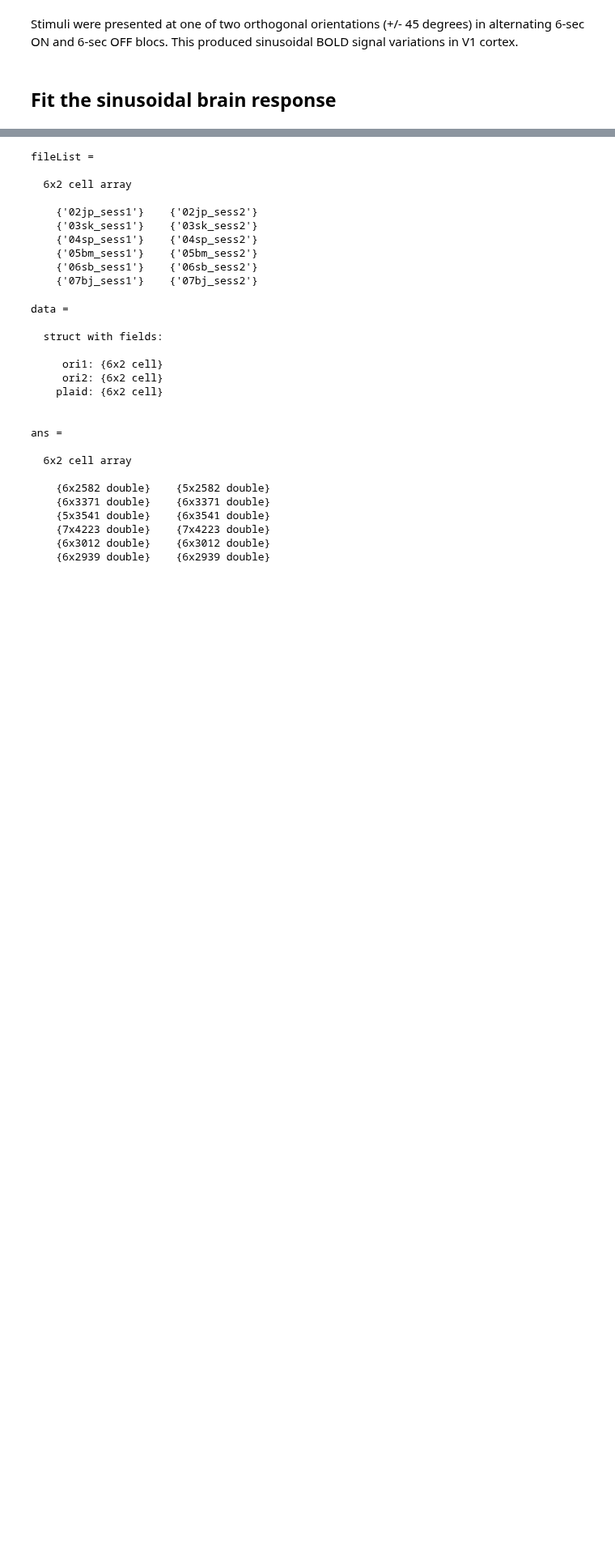
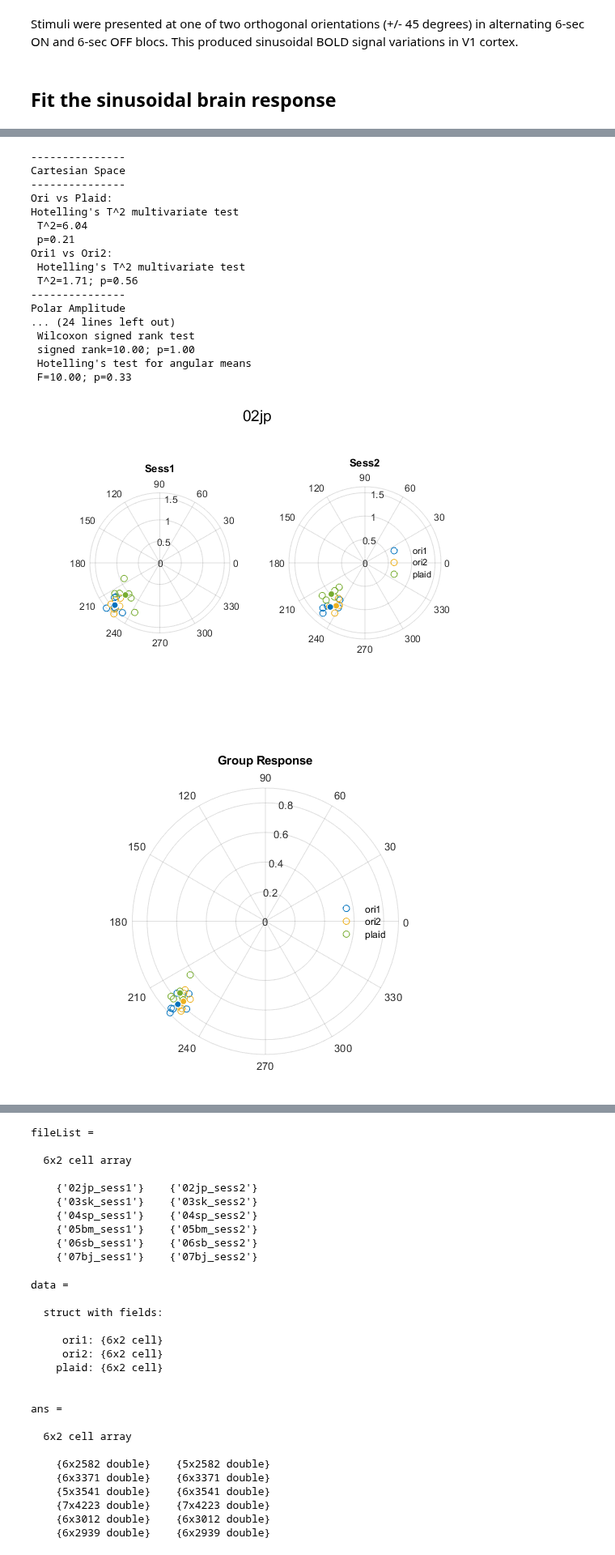
Before and after one commit to Proulx-S/HRdelay, a Jupyter notebook: neuroimaging/DecodingHR.ipynb, the cells around one changed output, grey strips where cells are left out. Shown at 81% size. Cells and saved outputs as stored; diff of their text form; code cells hidden in the pictures; blank space fills up the shorter version.

```diff
--- a/neuroimaging/DecodingHR.ipynb
+++ b/neuroimaging/DecodingHR.ipynb
@@ -36 +42,23 @@ OUT: sinusoidal fit results (C-derived\DecodingHR\fun\zSin)
 [figure]
+# %%
+sinusoidalGroupAnalysis
+# %% [output]
+---------------
+Cartesian Space
+---------------
+Ori vs Plaid:
+Hotelling's T^2 multivariate test
+ T^2=6.04
+ p=0.21
+Ori1 vs Ori2:
+ Hotelling's T^2 multivariate test
+ T^2=1.71; p=0.56
+---------------
+Polar Amplitude
+... (24 lines left out)
+ Wilcoxon signed rank test
+ signed rank=10.00; p=1.00
+ Hotelling's test for angular means
+ F=10.00; p=0.33
+[figure, added]
+[figure, added]
```
Also changed, not shown: parts of 3 cells of this notebook, 4 other files.
